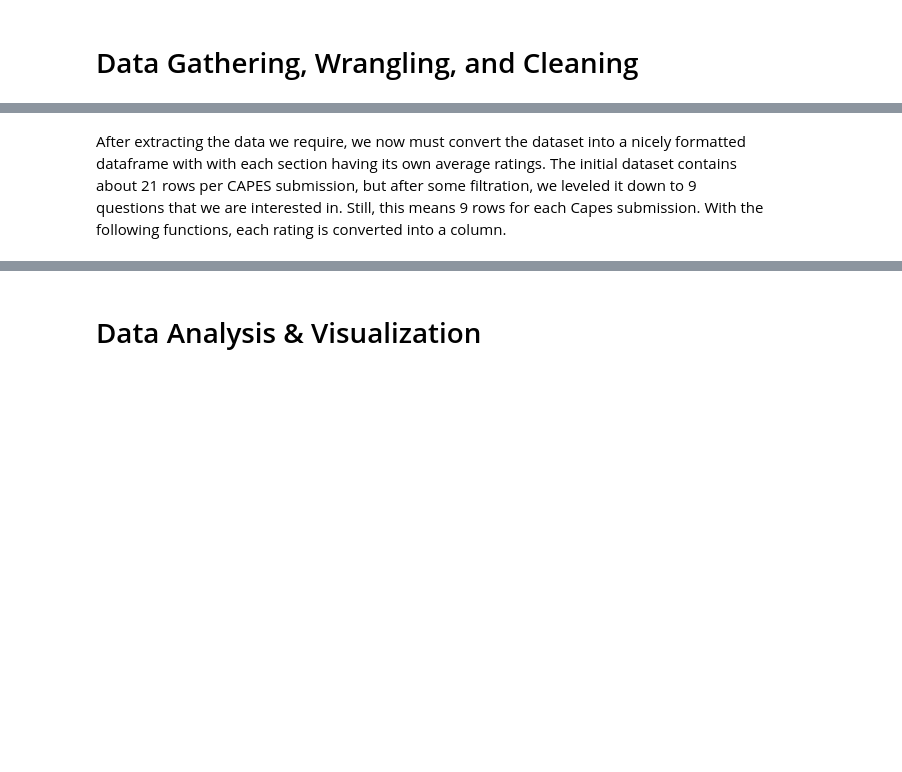
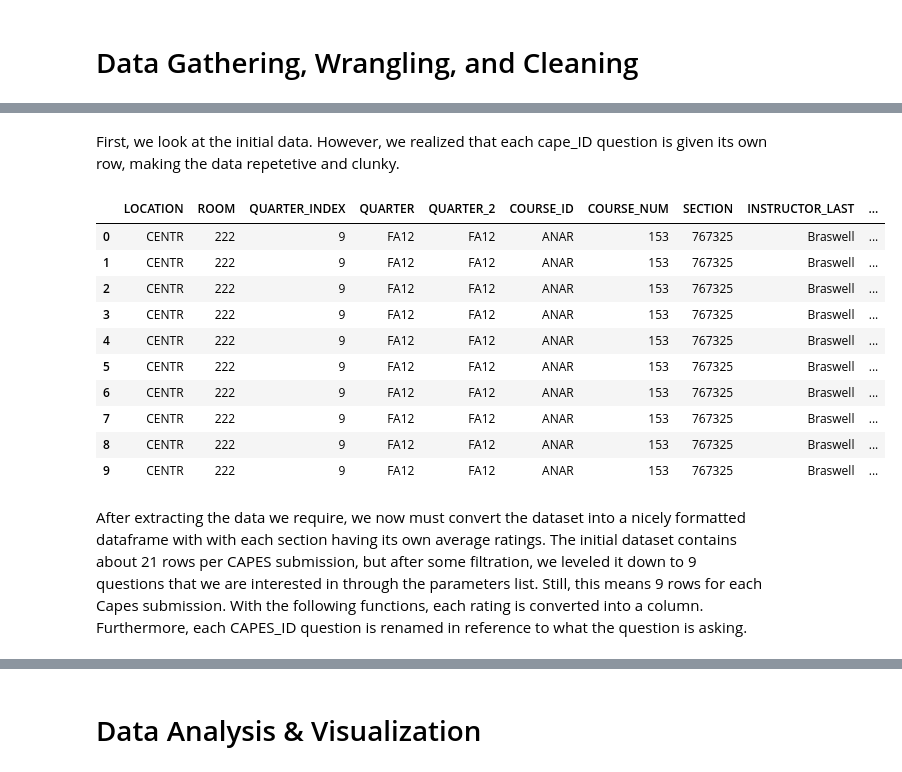
Before and after one commit to Steezy120/Magic-Classroom, a Jupyter notebook: Magic Classroom.ipynb, the cells around one changed output, grey strips where cells are left out. Cells and saved outputs as stored; diff of their text form; code cells hidden in the pictures; blank space fills up the shorter version.

```diff
--- a/Magic Classroom.ipynb
+++ b/Magic Classroom.ipynb
@@ -60,6 +61,23 @@ import statsmodels.api as sm
 import scipy.stats as stats
 from scipy.stats import ttest_ind, chisquare, normaltest
 import seaborn as sns
+# %% [markdown]
+First, we look at the initial data. However, we realized that each cape_ID question is given its own row, making the data repetetive and clunky.
+# %%
+df_cogs = pd.read_csv('CAPES.csv')
+df_cogs.head(10)
+# %% [output]
+|  | LOCATION | ROOM | QUARTER_INDEX | QUARTER | QUARTER_2 | COURSE_ID | COURSE_NUM | SECTION | INSTRUCTOR_LAST | ... |
+| 0 | CENTR | 222 | 9 | FA12 | FA12 | ANAR | 153 | 767325 | Braswell | ... |
+| 1 | CENTR | 222 | 9 | FA12 | FA12 | ANAR | 153 | 767325 | Braswell | ... |
+| 2 | CENTR | 222 | 9 | FA12 | FA12 | ANAR | 153 | 767325 | Braswell | ... |
+| 3 | CENTR | 222 | 9 | FA12 | FA12 | ANAR | 153 | 767325 | Braswell | ... |
+| 4 | CENTR | 222 | 9 | FA12 | FA12 | ANAR | 153 | 767325 | Braswell | ... |
+| 5 | CENTR | 222 | 9 | FA12 | FA12 | ANAR | 153 | 767325 | Braswell | ... |
+| 6 | CENTR | 222 | 9 | FA12 | FA12 | ANAR | 153 | 767325 | Braswell | ... |
+| 7 | CENTR | 222 | 9 | FA12 | FA12 | ANAR | 153 | 767325 | Braswell | ... |
+| 8 | CENTR | 222 | 9 | FA12 | FA12 | ANAR | 153 | 767325 | Braswell | ... |
+| 9 | CENTR | 222 | 9 | FA12 | FA12 | ANAR | 153 | 767325 | Braswell | ... |
 # %%
 #Parameter Lists
 #Set the variable as None to ignore it when searching
@@ -144,7 +162,7 @@ def AlltimeAvg(INSTRUCTOR_FIRST, INSTRUCTOR_LAST, CAPES):
     for key, value in dic.items():
         print(key, value)
 # %% [markdown]
-After extracting the data we require, we now must convert the dataset into a nicely formatted dataframe with with each section having its own average ratings. The initial dataset contains about 21 rows per CAPES submission, but after some filtration, we leveled it down to 9 questions that we are interested in. Still, this means 9 rows for each Capes submission. With the following functions, each rating is converted into a column.
+After extracting the data we require, we now must convert the dataset into a nicely formatted dataframe with with each section having its own average ratings. The initial dataset contains about 21 rows per CAPES submission, but after some filtration, we leveled it down to 9 questions that we are interested in through the parameters list. Still, this means 9 rows for each Capes submission. With the following functions, each rating is converted into a column. Furthermore, each CAPES_ID question is renamed in reference to what the question is asking.
 # %%
 # This cell essentially transposes the ratings into column values
 # to get rid of duplicate values
```
Also changed, not shown: parts of 12 cells of this notebook.
